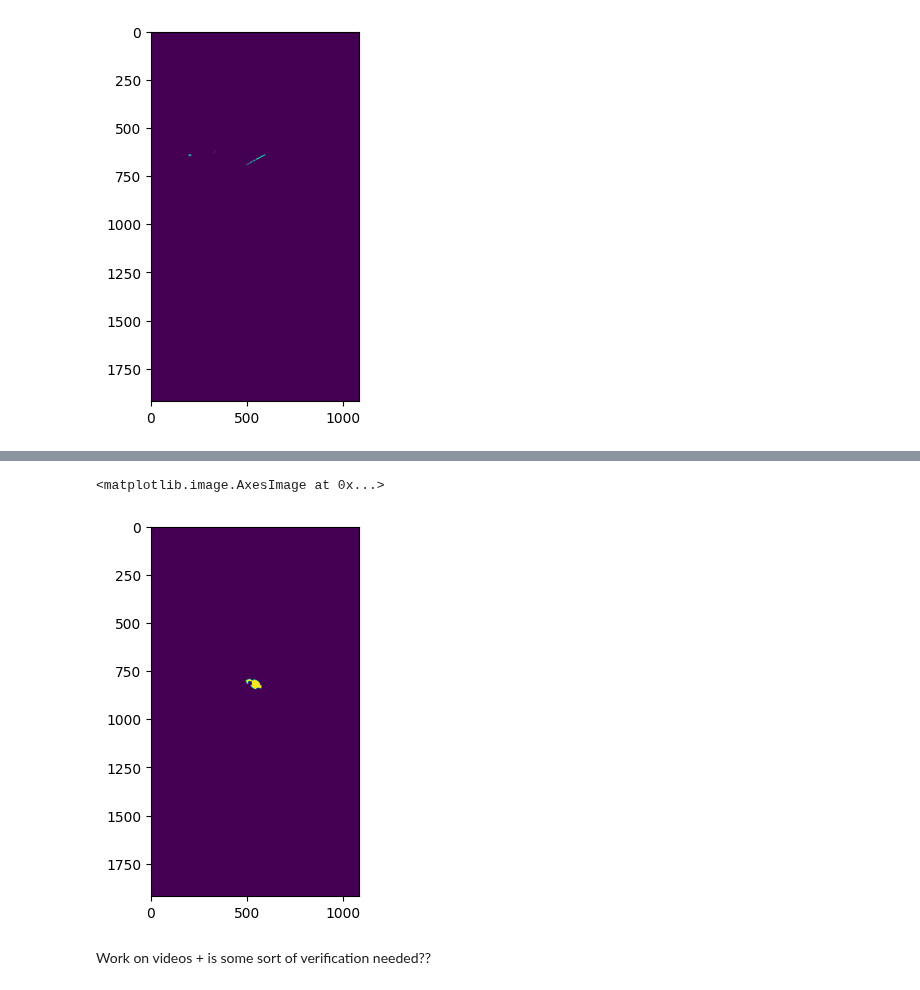
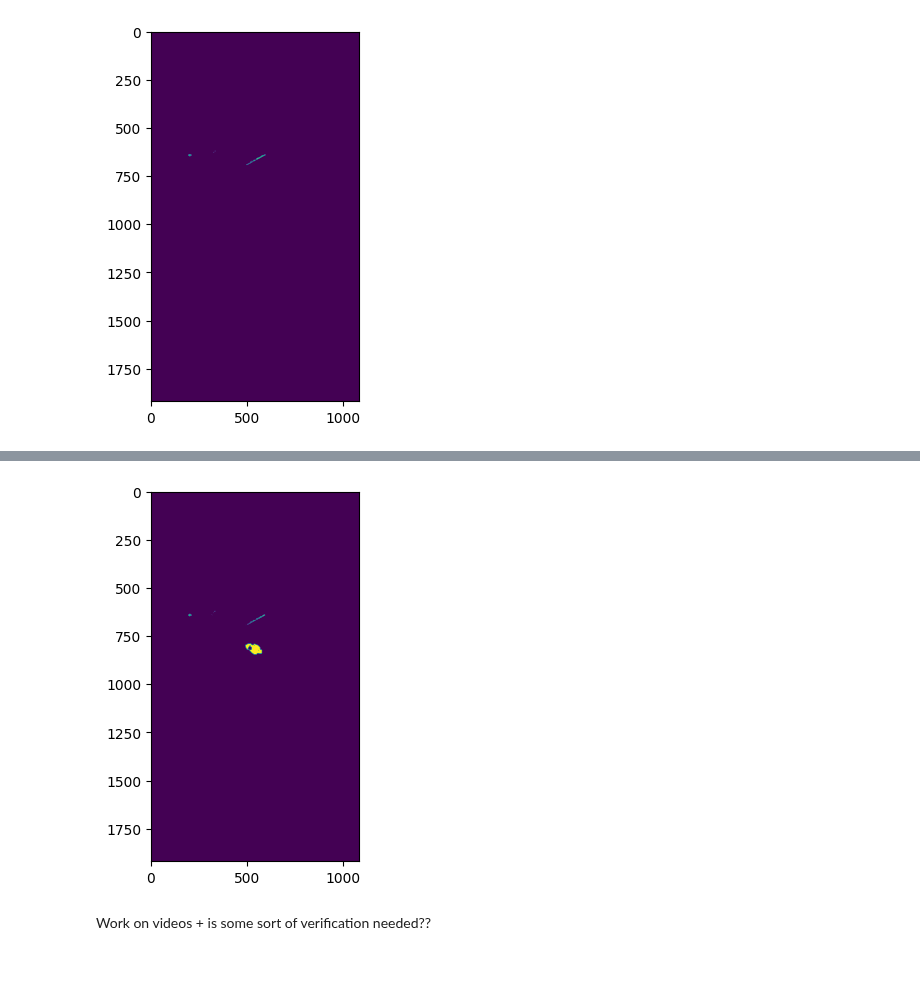
Before and after one commit to teesha902/FYP_ASMLab, a Jupyter notebook: led_tracker.ipynb, the cells around one changed output, grey strips where cells are left out. Saved outputs shown, nothing was run; the diff lists cells and outputs as text; code cells hidden in the pictures.

Commit message:
small improvement to create_mask using cv2 inrange

```diff
--- a/led_tracker.ipynb
+++ b/led_tracker.ipynb
@@ -116,20 +116,28 @@ plt.imshow(mask_bg)
 <matplotlib.image.AxesImage at 0x...>
 [figure]
 # %%
+%%timeit
+
 led_img= "C:\\Users\\arite\\Desktop\\ASM RA\\ASM_Killifish_repo\\vlcsnap-2023-01-01-14h10m49s262.png"
 
 led = cv2.cvtColor(cv2.imread(led_img), cv2.COLOR_BGR2RGB)
 led_LAB = color.rgb2lab(led)
 
-and_mask = np.logical_and(led_LAB[:, :, 0] > 25, led_LAB[:, :, 1] > 25)
-and_mask = np.logical_and(and_mask, np.logical_and(led_LAB[:, :, 2] > -20, led_LAB[:, :, 2] < 40))
-pixels1 = np.argwhere(and_mask)
+# and_mask = np.logical_and(led_LAB[:, :, 0] > 25, led_LAB[:, :, 1] > 25)
+# and_mask = np.logical_and(and_mask, np.logical_and(led_LAB[:, :, 2] > -20, led_LAB[:, :, 2] < 40))
 
-mask_bw = np.zeros((len(led_LAB), len(led_LAB[0])))
-mask_bw[pixels1[:, 0], pixels1[:, 1]] = 255
-mask_without_bg = mask_bw-mask_bg
-mask2 = cv2.dilate(mask_without_bg, None, iterations=3)
-mask_erode = cv2.erode(mask2, None, iterations=5)
-print(np.count_nonzero(mask_erode))
-plt.imshow(mask_erode)
+# pixels = np.argwhere(and_mask)
+lower_threshold = (25, 25, -20)
+upper_threshold = (100, 128, 40)
+mask = cv2.inRange(led_LAB, lower_threshold, upper_threshold)
+plt.imshow(mask)
+# maskcv =
+# mask_bw = np.zeros((len(led_LAB), len(led_LAB[0])))
+# mask_bw[pixels[:, 0], pixels[:, 1]] = 255
+# mask_without_bg = mask_bw-mask_bg
+# mask2 = cv2.dilate(mask_without_bg, None, iterations=3)
+# mask_erode = cv2.erode(mask2, None, iterations=5)
+# print(np.count_nonzero(mask_erode))
+# plt.imshow(mask_erode)
+# plt.imshow(mask_bw)
 # %% [output]
@@ -137,5 +145,4 @@ plt.imshow(mask_erode)
-<matplotlib.image.AxesImage at 0x...>
-[figure, old version]
+[figure, new version]
 # %% [markdown]
 Work on videos + is some sort of verification needed??
 # %% [markdown]
```
Also changed, not shown: parts of 4 cells of this notebook.
